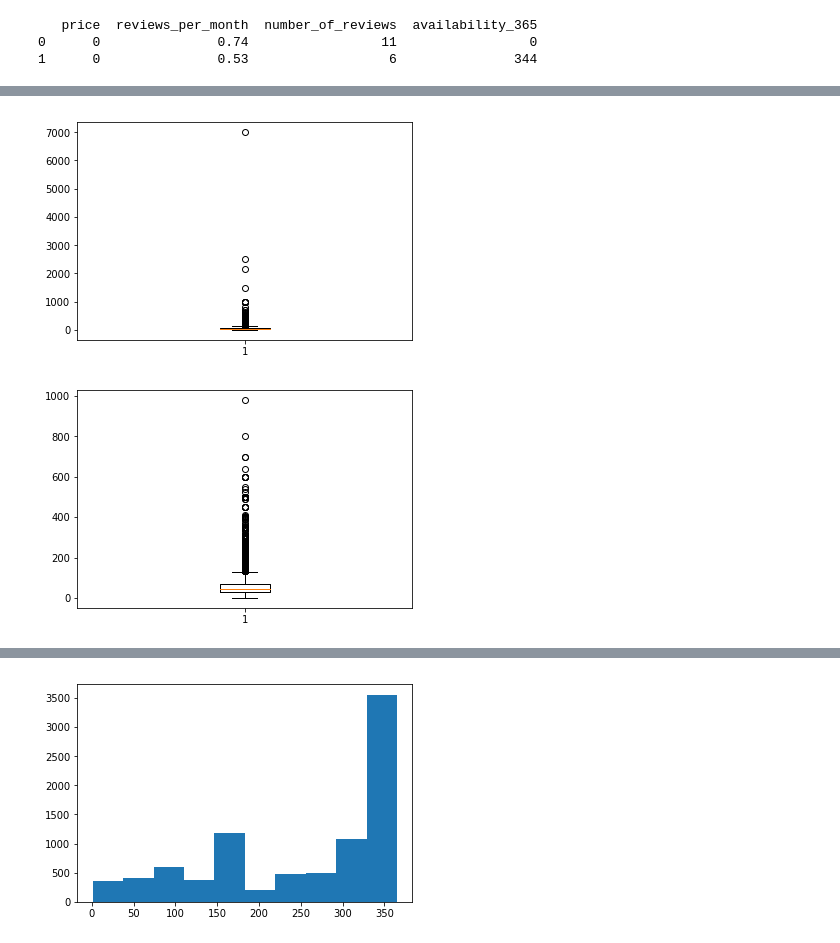
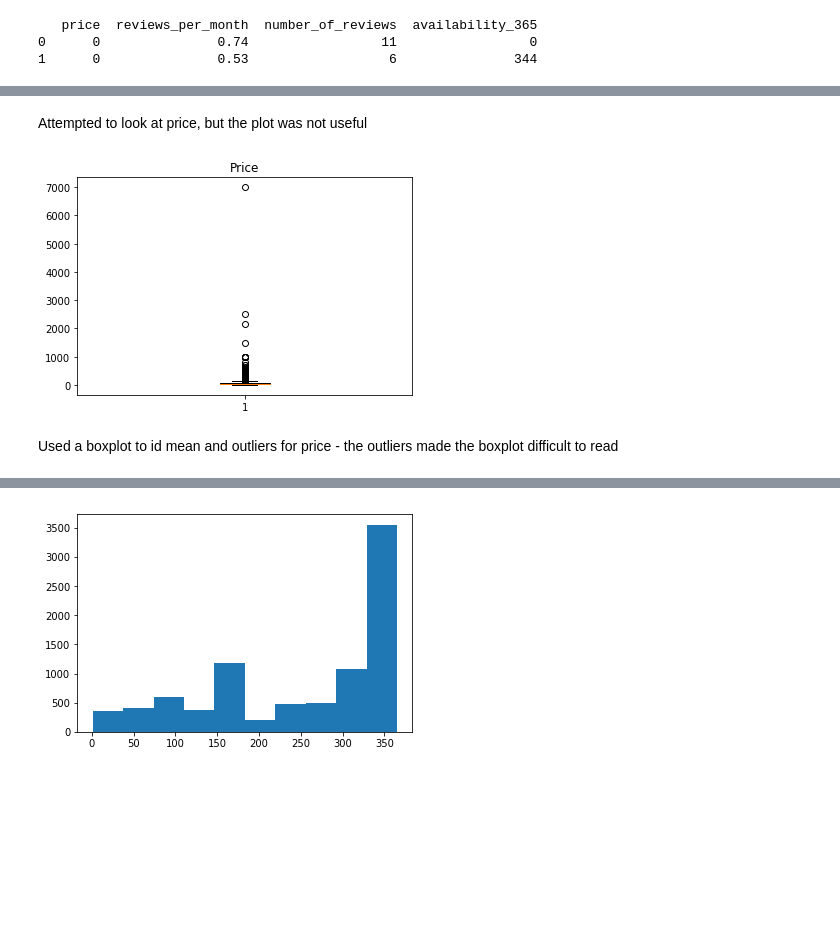
Before and after one commit to emett75/Unit-1-Capstone, a Jupyter notebook: Unit 1 Capstone.ipynb, the cells around one changed output, grey strips where cells are left out. Drawn from its saved outputs; the diff is of its cells as text; code cells hidden in the pictures; blank space fills up the shorter version.

```diff
--- a/Unit 1 Capstone.ipynb
+++ b/Unit 1 Capstone.ipynb
@@ -94,12 +115,13 @@ plt.show()
+# %% [markdown]
+Attempted to look at price, but the plot was not useful
 # %%
 plt.boxplot(athens.price)
+plt.title('Price')
 plt.show()
+#used a boxplot to id mean and outliers for price
 # %% [output]
-[figure, old version]
+[figure, new version]
+# %% [markdown]
+Used a boxplot to id mean and outliers for price - the outliers made the boxplot difficult to read
 # %%
 athens_budget = athens.loc[athens.price <1000]
-# %%
-plt.boxplot(athens_budget.price)
-plt.show()
-# %% [output]
-[figure, removed]
```
Also changed, not shown: parts of 77 cells of this notebook.
